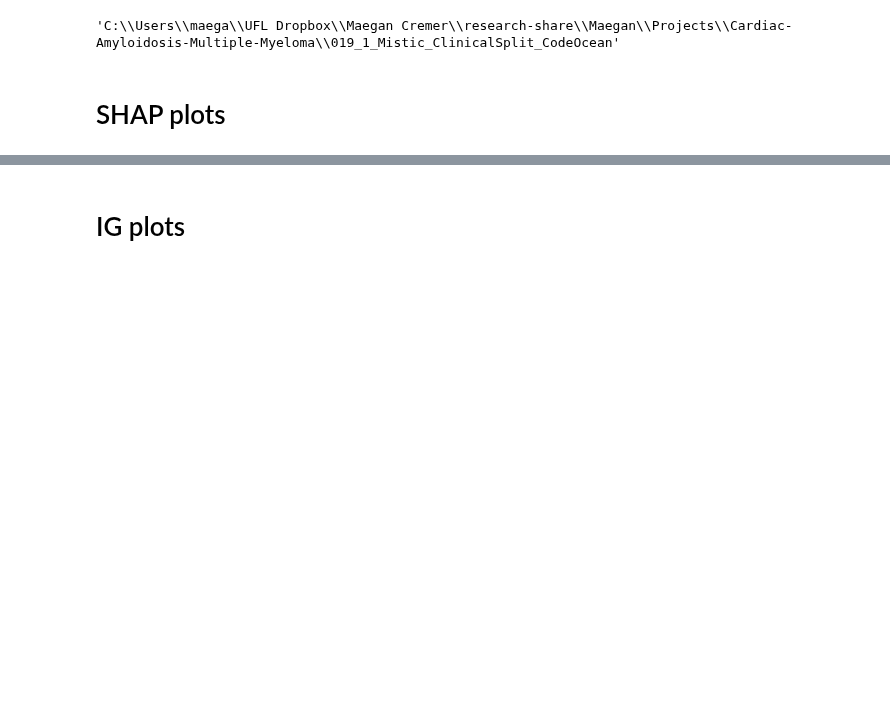
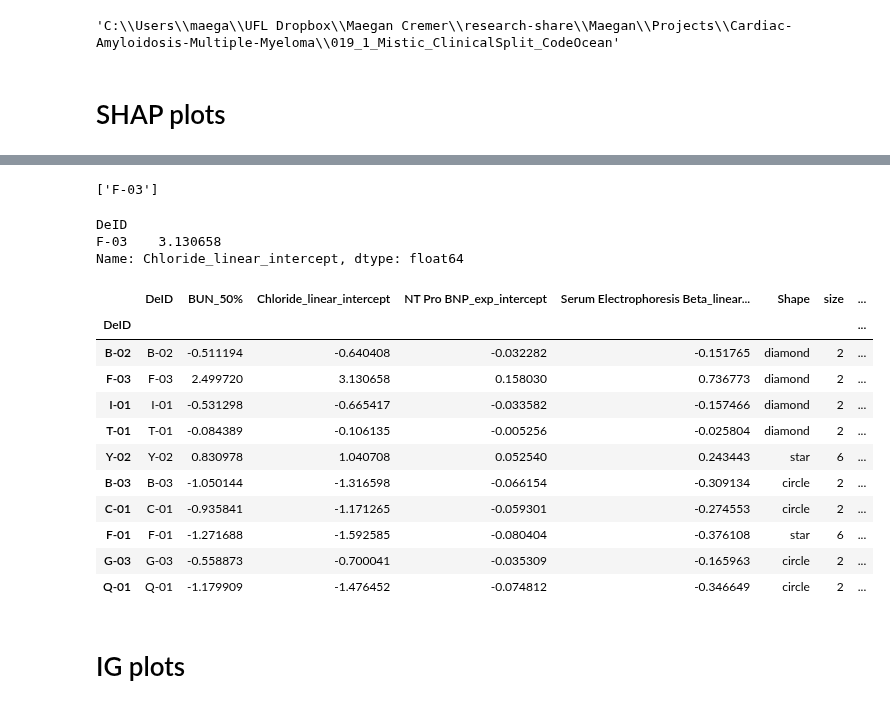
Before and after one commit to BisonCremer/cardiac-amyloidosis, a Jupyter notebook: 040_Mistic_2025/processing_data/IG-SHAP_plots_2025.ipynb, the cells around one changed output, grey strips where cells are left out. Drawn from its saved outputs; the diff is of its cells as text; code cells hidden in the pictures; blank space fills up the shorter version.

Commit message:
updating labeling
adding stars to the SHAP plots to make the narrative patients more visible.

```diff
--- a/040_Mistic_2025/processing_data/IG-SHAP_plots_2025.ipynb
+++ b/040_Mistic_2025/processing_data/IG-SHAP_plots_2025.ipynb
@@ -131,3 +309,28 @@ fig.show()
+# %%
+list(IGtable_filtered.loc[ig_bins[ig_bins == bin].index,f].index)
+# %% [output]
+['F-03']
+# %%
+IGtable_filtered.loc[ig_bins[ig_bins == bin].index,f]
+# %% [output]
+DeID
+F-03    3.130658
+Name: Chloride_linear_intercept, dtype: float64
+# %%
+IGtable_filtered
+# %% [output]
+|  | DeID | BUN_50% | Chloride_linear_intercept | NT Pro BNP_exp_intercept | Serum Electrophoresis Beta_linear... | Shape | size | ... |
+| DeID |  |  |  |  |  |  |  | ... |
+| B-02 | B-02 | -0.511194 | -0.640408 | -0.032282 | -0.151765 | diamond | 2 | ... |
+| F-03 | F-03 | 2.499720 | 3.130658 | 0.158030 | 0.736773 | diamond | 2 | ... |
+| I-01 | I-01 | -0.531298 | -0.665417 | -0.033582 | -0.157466 | diamond | 2 | ... |
+| T-01 | T-01 | -0.084389 | -0.106135 | -0.005256 | -0.025804 | diamond | 2 | ... |
+| Y-02 | Y-02 | 0.830978 | 1.040708 | 0.052540 | 0.243443 | star | 6 | ... |
+| B-03 | B-03 | -1.050144 | -1.316598 | -0.066154 | -0.309134 | circle | 2 | ... |
+| C-01 | C-01 | -0.935841 | -1.171265 | -0.059301 | -0.274553 | circle | 2 | ... |
+| F-01 | F-01 | -1.271688 | -1.592585 | -0.080404 | -0.376108 | star | 6 | ... |
+| G-03 | G-03 | -0.558873 | -0.700041 | -0.035309 | -0.165963 | circle | 2 | ... |
+| Q-01 | Q-01 | -1.179909 | -1.476452 | -0.074812 | -0.346649 | circle | 2 | ... |
 # %% [markdown]
 # IG plots
 # %%
```
Also changed, not shown: parts of 5 cells of this notebook, 1 other file.
